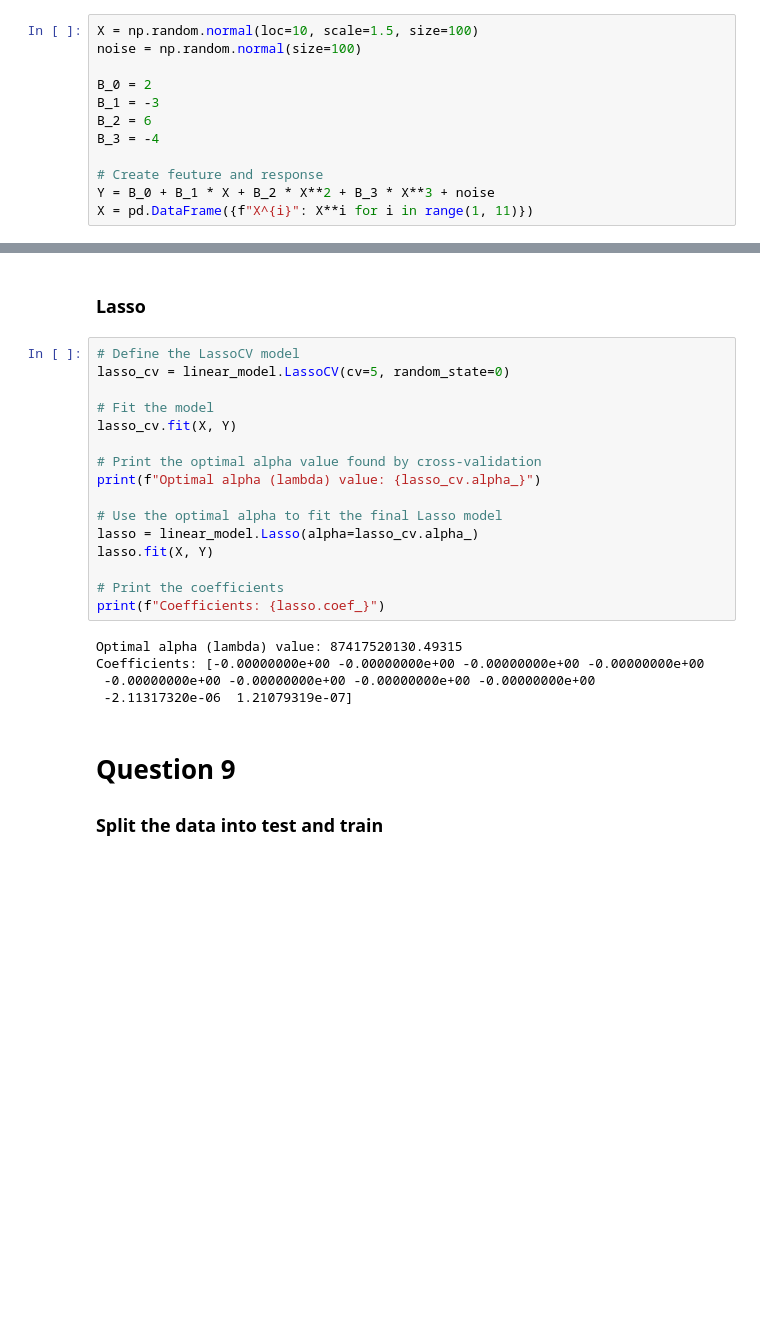
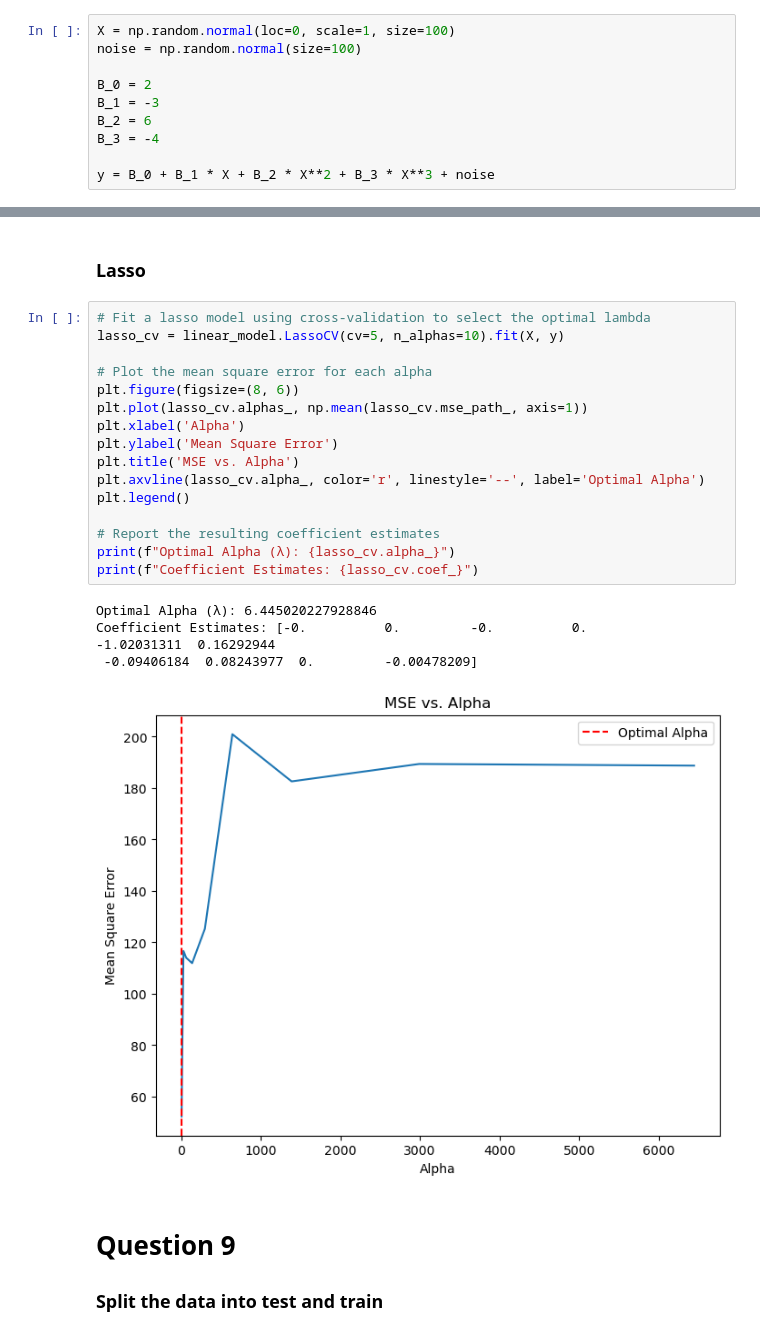
Before and after one commit to Tegelstenen/Introduction-to-Statistical-Learning, a Jupyter notebook: Ch6/solutions_to_chapter6.ipynb, the cells around one changed output, grey strips where cells are left out. Drawn from its saved outputs; the diff is of its cells as text; blank space fills up the shorter version.

```diff
--- a/Ch6/solutions_to_chapter6.ipynb
+++ b/Ch6/solutions_to_chapter6.ipynb
@@ -18,7 +19,7 @@ from sklearn.cross_decomposition import PLSRegression
 # %% [markdown]
 ### Simulate data
 # %%
-X = np.random.normal(loc=10, scale=1.5, size=100)
+X = np.random.normal(loc=0, scale=1, size=100)
 noise = np.random.normal(size=100)
 
 B_0 = 2
@@ -26,9 +27,7 @@ B_1 = -3
 B_2 = 6
 B_3 = -4
 
-# Create feuture and response
-Y = B_0 + B_1 * X + B_2 * X**2 + B_3 * X**3 + noise
-X = pd.DataFrame({f"X^{i}": X**i for i in range(1, 11)})
+y = B_0 + B_1 * X + B_2 * X**2 + B_3 * X**3 + noise
 # %% [markdown]
 ### Perform forward stepwise selection
 # %%
@@ -78,26 +112,26 @@ Selected features: ['X^1', 'X^2', 'X^3', 'X^4', 'X^10']
 # %% [markdown]
 ### Lasso
-# %%
-# Define the LassoCV model
-lasso_cv = linear_model.LassoCV(cv=5, random_state=0)
-
-# Fit the model
-lasso_cv.fit(X, Y)
-
-# Print the optimal alpha value found by cross-validation
-print(f"Optimal alpha (lambda) value: {lasso_cv.alpha_}")
-
-# Use the optimal alpha to fit the final Lasso model
-lasso = linear_model.Lasso(alpha=lasso_cv.alpha_)
-lasso.fit(X, Y)
-
-# Print the coefficients
-print(f"Coefficients: {lasso.coef_}")
-# %% [output]
-Optimal alpha (lambda) value: 87417520130.49315
-Coefficients: [-0.00000000e+00 -0.00000000e+00 -0.00000000e+00 -0.00000000e+00
- -0.00000000e+00 -0.00000000e+00 -0.00000000e+00 -0.00000000e+00
- -2.11317320e-06  1.21079319e-07]
+# %%
+# Fit a lasso model using cross-validation to select the optimal lambda
+lasso_cv = linear_model.LassoCV(cv=5, n_alphas=10).fit(X, y)
+
+# Plot the mean square error for each alpha
+plt.figure(figsize=(8, 6))
+plt.plot(lasso_cv.alphas_, np.mean(lasso_cv.mse_path_, axis=1))
+plt.xlabel('Alpha')
+plt.ylabel('Mean Square Error')
+plt.title('MSE vs. Alpha')
+plt.axvline(lasso_cv.alpha_, color='r', linestyle='--', label='Optimal Alpha')
+plt.legend()
+
+# Report the resulting coefficient estimates
+print(f"Optimal Alpha (λ): {lasso_cv.alpha_}")
+print(f"Coefficient Estimates: {lasso_cv.coef_}")
+# %% [output]
+Optimal Alpha (λ): 6.445020227928846
+Coefficient Estimates: [-0.          0.         -0.          0.         -1.02031311  0.16292944
+ -0.09406184  0.08243977  0.         -0.00478209]
+[figure, added]
 # %% [markdown]
 # Question 9
 
```
Also changed, not shown: parts of 30 cells of this notebook.
